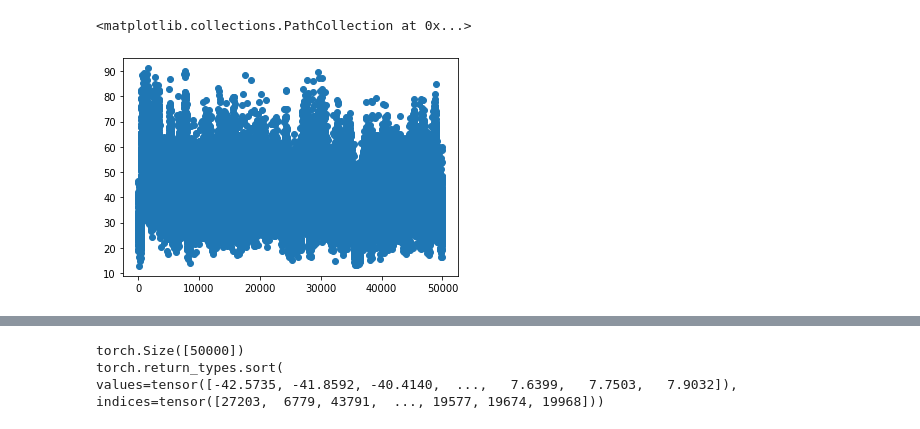
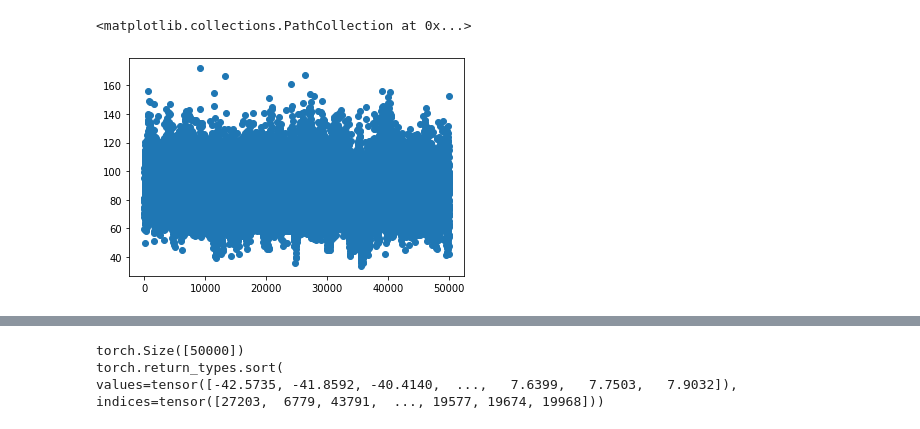
Before and after one commit to lakeeye1220/DFCIL, a Jupyter notebook: visualize_fakehkd.ipynb, the cells around one changed output, grey strips where cells are left out. Drawn from its saved outputs; the diff is of its cells as text; code cells hidden in the pictures.

```diff
--- a/visualize_fakehkd.ipynb
+++ b/visualize_fakehkd.ipynb
@@ -183,10 +183,10 @@ shuffled_indices=torch.cat(shuffled_indices)
 # %%
 
 plt.figure()
-plt.scatter(np.arange(0,50000),scores[shuffled_indices].cpu().numpy())
+plt.scatter(np.arange(0,50000),scores.cpu().numpy())
 # %% [output]
 <matplotlib.collections.PathCollection at 0x...>
-[figure, old version]
+[figure, new version]
 # %%
 plt.pcolor(torch.cat(logits)[shuffled_indices].transpose(0,1).numpy())
 # %% [output]
```
Also changed, not shown: parts of 3 cells of this notebook, 12 other files.
